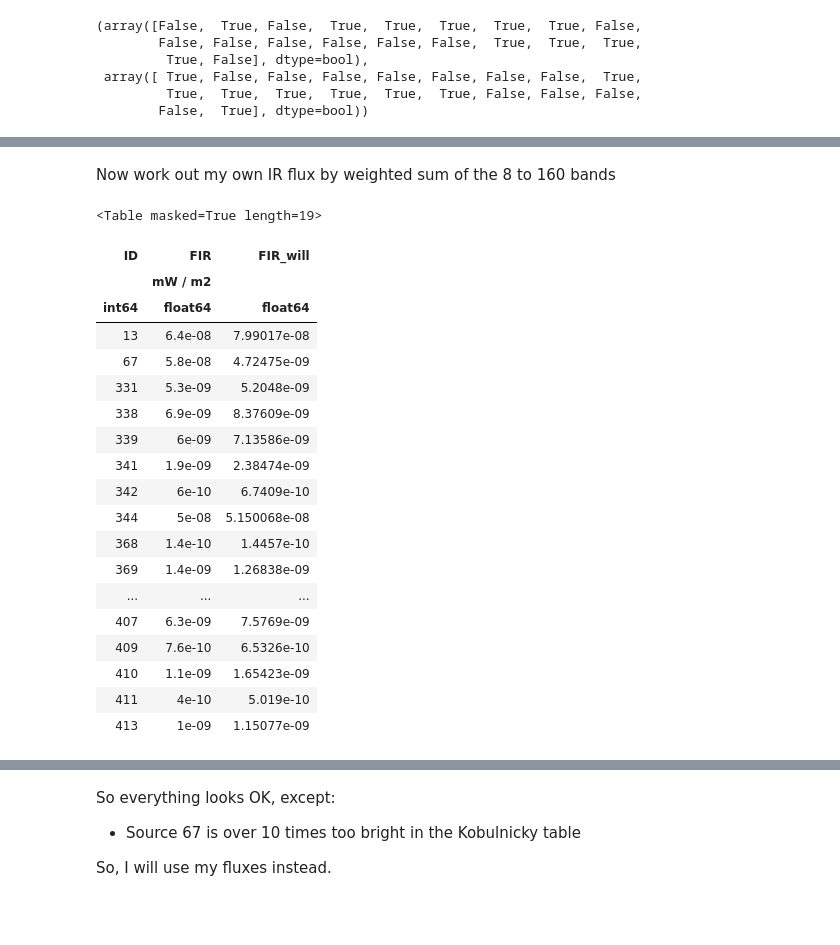
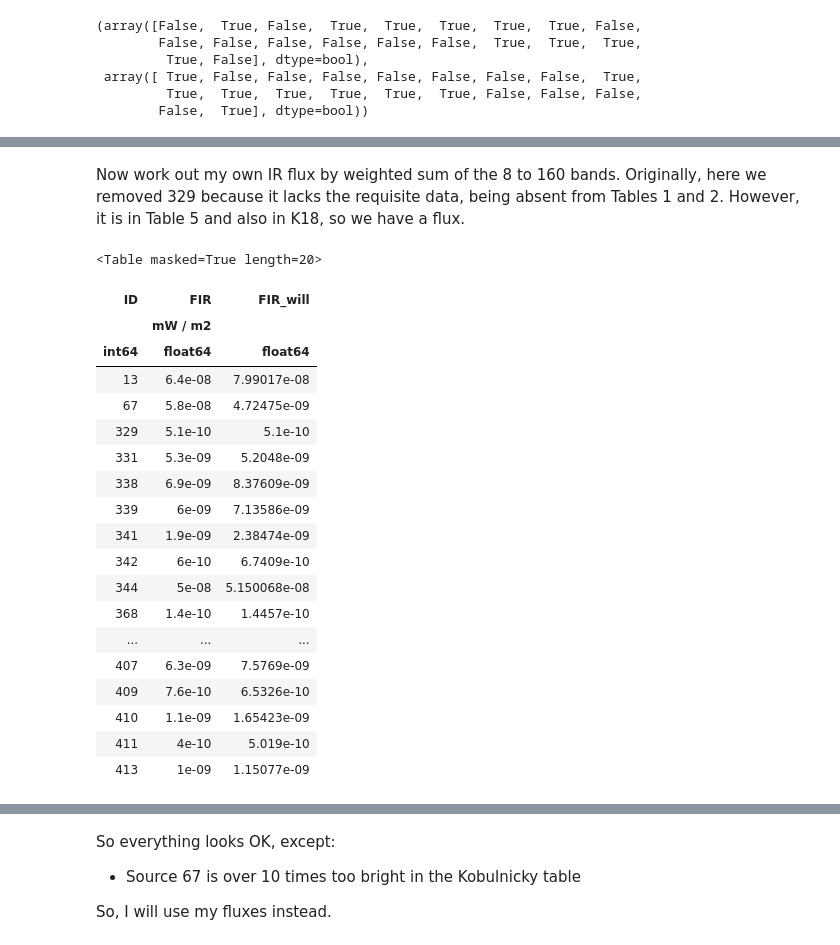
Before and after one commit to div-B-equals-0/dust-wave-case-studies, a Jupyter notebook: Kobulnicky-samples.ipynb, the cells around one changed output, grey strips where cells are left out. Cells and saved outputs as stored; diff of their text form; code cells hidden in the pictures; blank space fills up the shorter version.

```diff
--- a/Kobulnicky-samples.ipynb
+++ b/Kobulnicky-samples.ipynb
@@ -279,19 +296,21 @@ tab05_01_02
 | 411 | HD 305599 | G288.1505-00.5059 | B0Ib | 25000 | 30.0 | 2.3 | 4.2 | 0.05 | 230000.0 | 4e-10 | 5100.0 | ... |
 | 413 | HD 93683 | G288.3138-01.3085 | O9V | 31500 | 7.7 | 2.3 | 15.0 | 0.17 | 2900.0 | 1e-09 | 360.0 | ... |
 # %% [markdown]
-Now work out my own IR flux by weighted sum of the 8 to 160 bands
+Now work out my own IR flux by weighted sum of the 8 to 160 bands.  Originally, here we removed 329 because it lacks the requisite data, being absent from Tables 1 and 2.  However, it is in Table 5 and also in K18, so we have a flux.
 # %%
 t = tab05_01_02
-t.remove_row(2)
+#t.remove_row(2)
 t['FIR_will'] = 1e-10*(2.4*np.abs(t['F8 or 12']) + 1.6*t['F24 or 22'] + 0.51*t['F70'])
+t[2]['FIR_will'] = t[2]['FIR']
 t['ID', 'FIR', 'FIR_will']
 # %% [output]
-<Table masked=True length=19>
+<Table masked=True length=20>
 | ID | FIR | FIR_will |
 |  | mW / m2 |  |
 | int64 | float64 | float64 |
 | 13 | 6.4e-08 | 7.99017e-08 |
 | 67 | 5.8e-08 | 4.72475e-09 |
+| 329 | 5.1e-10 | 5.1e-10 |
 | 331 | 5.3e-09 | 5.2048e-09 |
 | 338 | 6.9e-09 | 8.37609e-09 |
 | 339 | 6e-09 | 7.13586e-09 |
@@ -299,7 +318,6 @@ t['ID', 'FIR', 'FIR_will']
 | 342 | 6e-10 | 6.7409e-10 |
 | 344 | 5e-08 | 5.150068e-08 |
 | 368 | 1.4e-10 | 1.4457e-10 |
-| 369 | 1.4e-09 | 1.26838e-09 |
 | ... | ... | ... |
 | 407 | 6.3e-09 | 7.5769e-09 |
 | 409 | 7.6e-10 | 6.5326e-10 |
```
Also changed, not shown: parts of 88 cells of this notebook, 18 other files.
